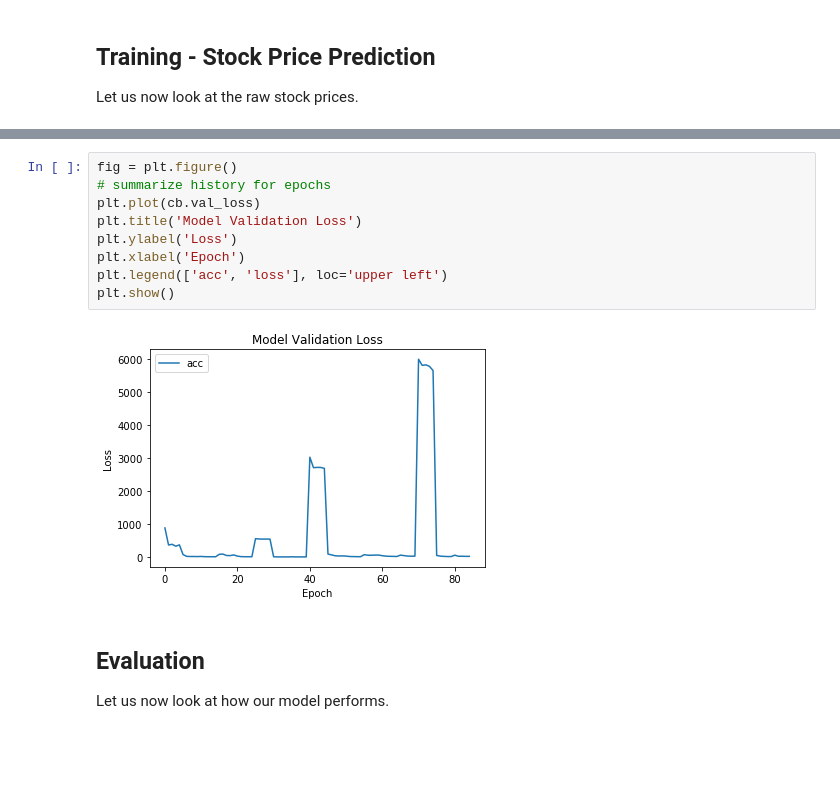
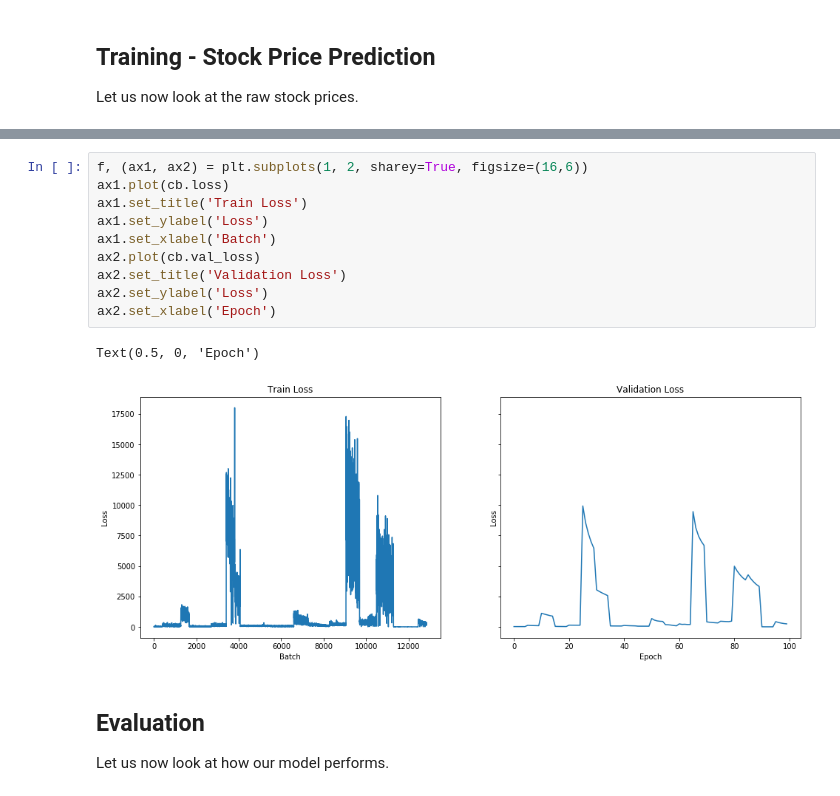
Before and after one commit to Fournierp/alfred, a Jupyter notebook: models/LSTM.ipynb, the cells around one changed output, grey strips where cells are left out. Cells and saved outputs as stored; diff of their text form; blank space fills up the shorter version.

```diff
--- a/models/LSTM.ipynb
+++ b/models/LSTM.ipynb
@@ -406,14 +398,16 @@ plt.show()
-# %%
-fig = plt.figure()
-# summarize history for epochs
-plt.plot(cb.val_loss)
-plt.title('Model Validation Loss')
-plt.ylabel('Loss')
-plt.xlabel('Epoch')
-plt.legend(['acc', 'loss'], loc='upper left')
-plt.show()
-# %% [output]
-[figure, removed]
+# %%
+f, (ax1, ax2) = plt.subplots(1, 2, sharey=True, figsize=(16,6))
+ax1.plot(cb.loss)
+ax1.set_title('Train Loss')
+ax1.set_ylabel('Loss')
+ax1.set_xlabel('Batch')
+ax2.plot(cb.val_loss)
+ax2.set_title('Validation Loss')
+ax2.set_ylabel('Loss')
+ax2.set_xlabel('Epoch')
+# %% [output]
+Text(0.5, 0, 'Epoch')
+[figure, added]
 # %% [markdown]
 ## Evaluation
 
```
Also changed, not shown: parts of 19 cells of this notebook, 9 other files.
